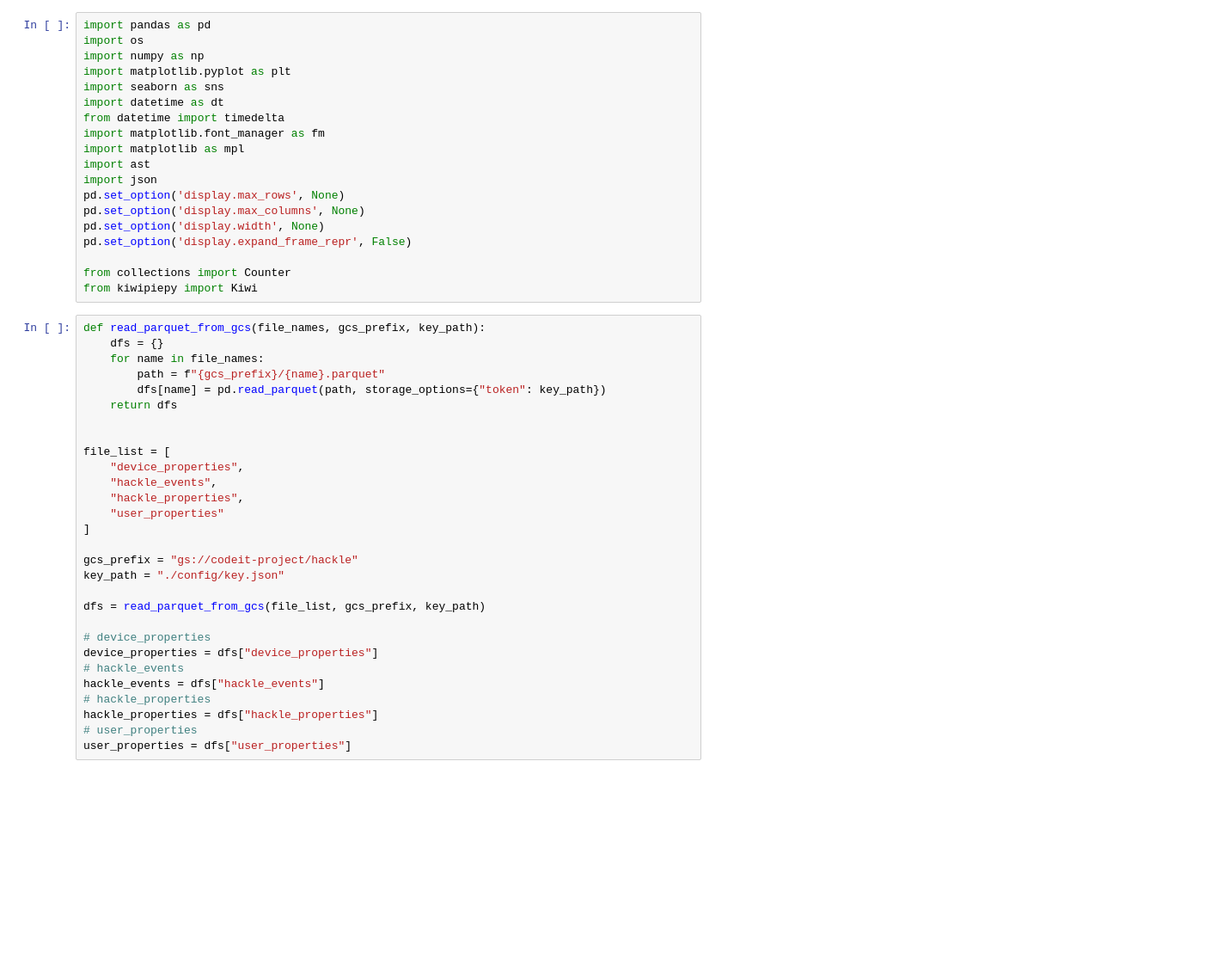
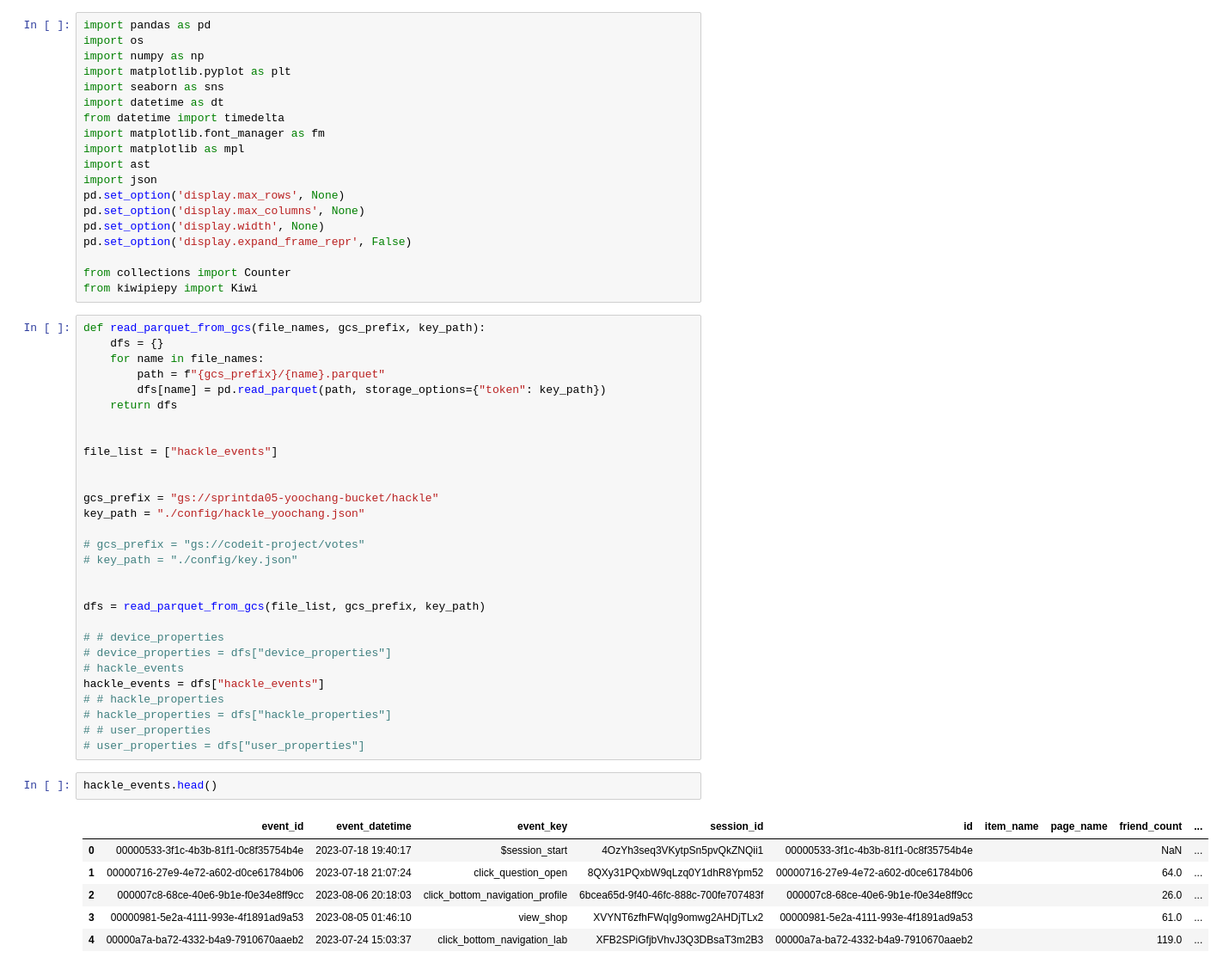
Before and after one commit to seung127/codeit_project, a Jupyter notebook: codeit-project-docker/notebooks/data_preprocess_hackle.ipynb, the cells around one changed output. Shown at 86% size. Drawn from its saved outputs; the diff is of its cells as text; blank space fills up the shorter version.

```diff
--- a/codeit-project-docker/notebooks/data_preprocess_hackle.ipynb
+++ b/codeit-project-docker/notebooks/data_preprocess_hackle.ipynb
@@ -26,23 +26,32 @@ def read_parquet_from_gcs(file_names, gcs_prefix, key_path):
     return dfs
 
 
-file_list = [
-    "device_properties",
-    "hackle_events",
-    "hackle_properties",
-    "user_properties"
-]
+file_list = ["hackle_events"]
 
-gcs_prefix = "gs://codeit-project/hackle"
-key_path = "./config/key.json"
+
+gcs_prefix = "gs://sprintda05-yoochang-bucket/hackle"
+key_path = "./config/hackle_yoochang.json"
+
+# gcs_prefix = "gs://codeit-project/votes"
+# key_path = "./config/key.json"
+
 
 dfs = read_parquet_from_gcs(file_list, gcs_prefix, key_path)
 
-# device_properties
-device_properties = dfs["device_properties"]
+# # device_properties
+# device_properties = dfs["device_properties"]
 # hackle_events
 hackle_events = dfs["hackle_events"]
-# hackle_properties
-hackle_properties = dfs["hackle_properties"]
-# user_properties
-user_properties = dfs["user_properties"]
+# # hackle_properties
+# hackle_properties = dfs["hackle_properties"]
+# # user_properties
+# user_properties = dfs["user_properties"]
+# %%
+hackle_events.head()
+# %% [output]
+|  | event_id | event_datetime | event_key | session_id | id | item_name | page_name | friend_count | ... |
+| 0 | 00000533-3f1c-4b3b-81f1-0c8f35754b4e | 2023-07-18 19:40:17 | $session_start | 4OzYh3seq3VKytpSn5pvQkZNQii1 | 00000533-3f1c-4b3b-81f1-0c8f35754b4e |  |  | NaN | ... |
+| 1 | 00000716-27e9-4e72-a602-d0ce61784b06 | 2023-07-18 21:07:24 | click_question_open | 8QXy31PQxbW9qLzq0Y1dhR8Ypm52 | 00000716-27e9-4e72-a602-d0ce61784b06 |  |  | 64.0 | ... |
+| 2 | 000007c8-68ce-40e6-9b1e-f0e34e8ff9cc | 2023-08-06 20:18:03 | click_bottom_navigation_profile | 6bcea65d-9f40-46fc-888c-700fe707483f | 000007c8-68ce-40e6-9b1e-f0e34e8ff9cc |  |  | 26.0 | ... |
+| 3 | 00000981-5e2a-4111-993e-4f1891ad9a53 | 2023-08-05 01:46:10 | view_shop | XVYNT6zfhFWqIg9omwg2AHDjTLx2 | 00000981-5e2a-4111-993e-4f1891ad9a53 |  |  | 61.0 | ... |
+| 4 | 00000a7a-ba72-4332-b4a9-7910670aaeb2 | 2023-07-24 15:03:37 | click_bottom_navigation_lab | XFB2SPiGfjbVhvJ3Q3DBsaT3m2B3 | 00000a7a-ba72-4332-b4a9-7910670aaeb2 |  |  | 119.0 | ... |
```
Also changed, not shown: parts of 14 cells of this notebook, 2 other files.
